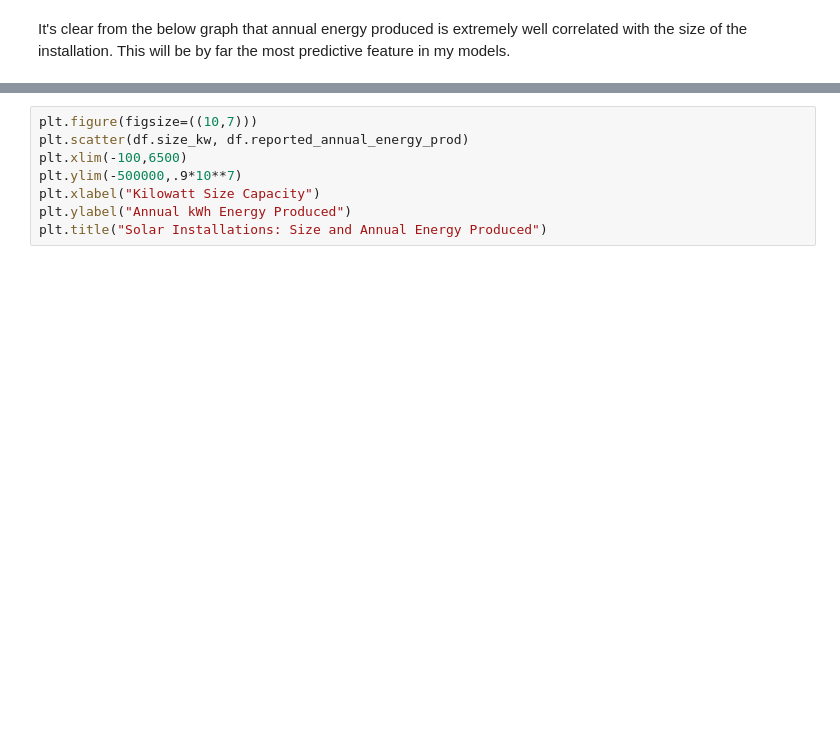
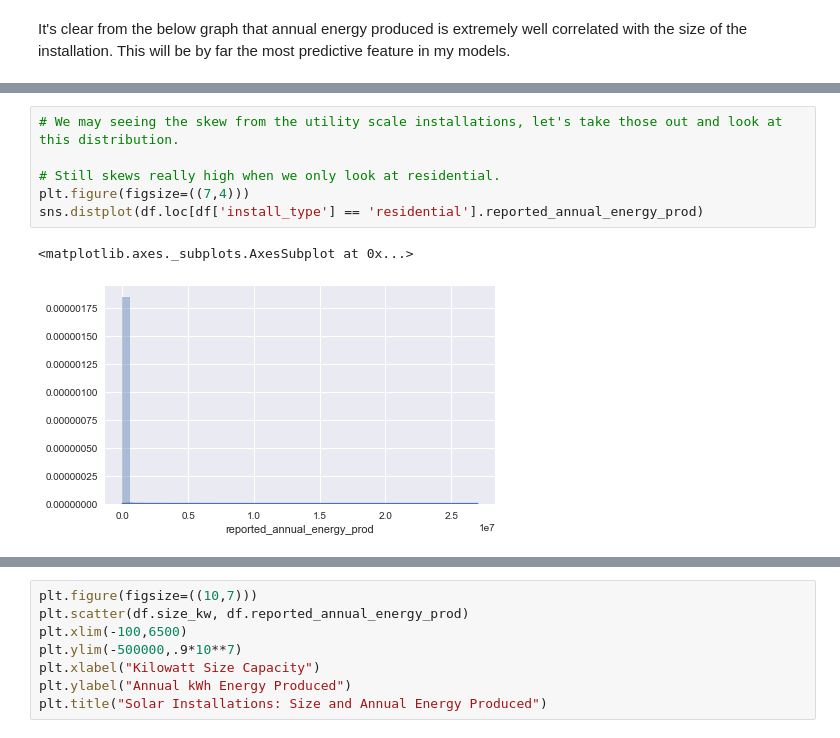
Before and after one commit to iamlostcoast/solar-calculator-models, a Jupyter notebook: solar_project_technical_report_and_summary.ipynb, the cells around one changed output, grey strips where cells are left out. Saved outputs shown, nothing was run; the diff lists cells and outputs as text; blank space fills up the shorter version.

```diff
--- a/solar_project_technical_report_and_summary.ipynb
+++ b/solar_project_technical_report_and_summary.ipynb
@@ -217,0 +270,9 @@ It's clear from the below graph that annual energy produced is extremely well co
+# %%
+# We may seeing the skew from the utility scale installations, let's take those out and look at this distribution.
+
+# Still skews really high when we only look at residential.
+plt.figure(figsize=((7,4)))
+sns.distplot(df.loc[df['install_type'] == 'residential'].reported_annual_energy_prod)
+# %% [output]
+<matplotlib.axes._subplots.AxesSubplot at 0x...>
+[figure, added]
```
Also changed, not shown: parts of 53 cells of this notebook.
